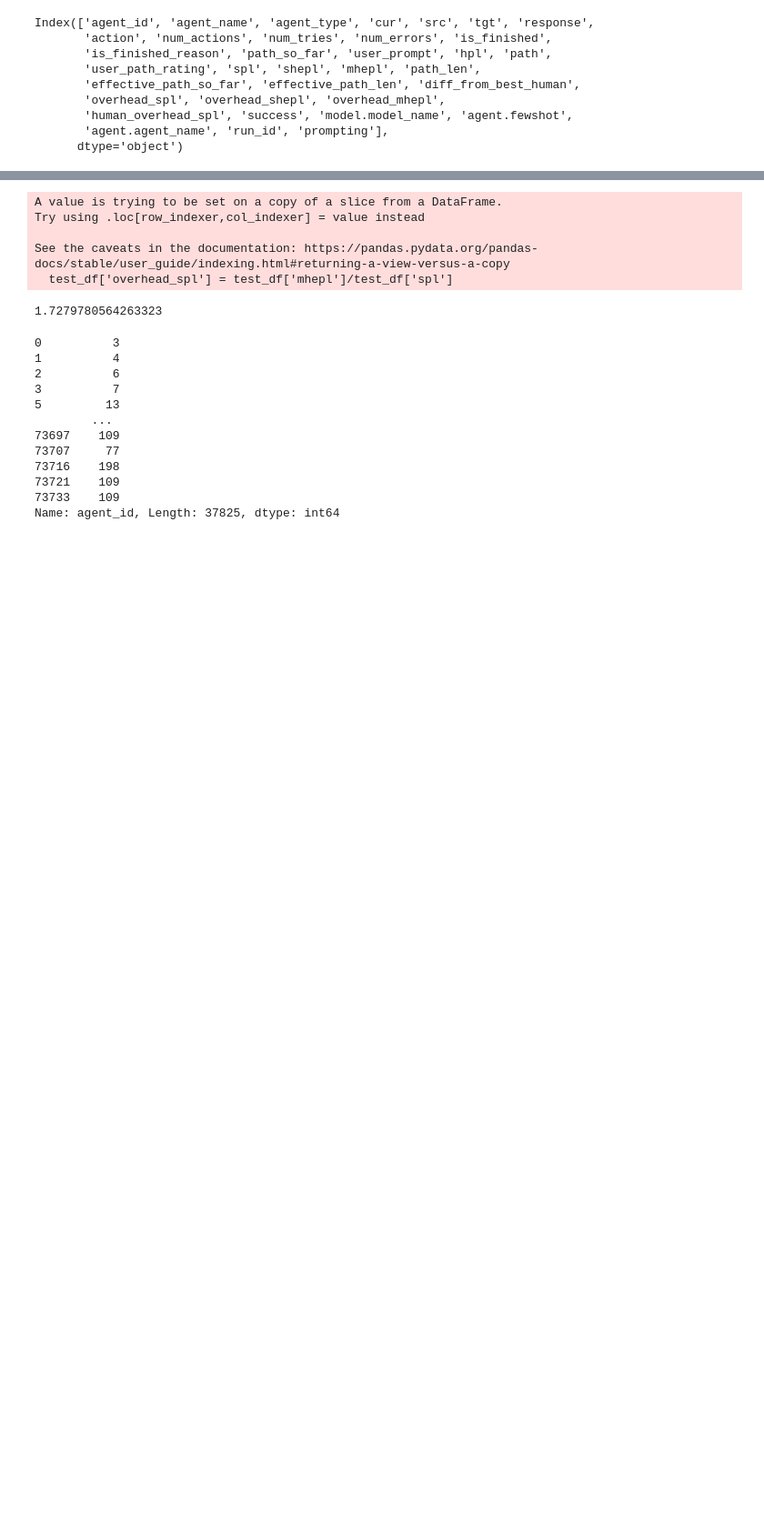
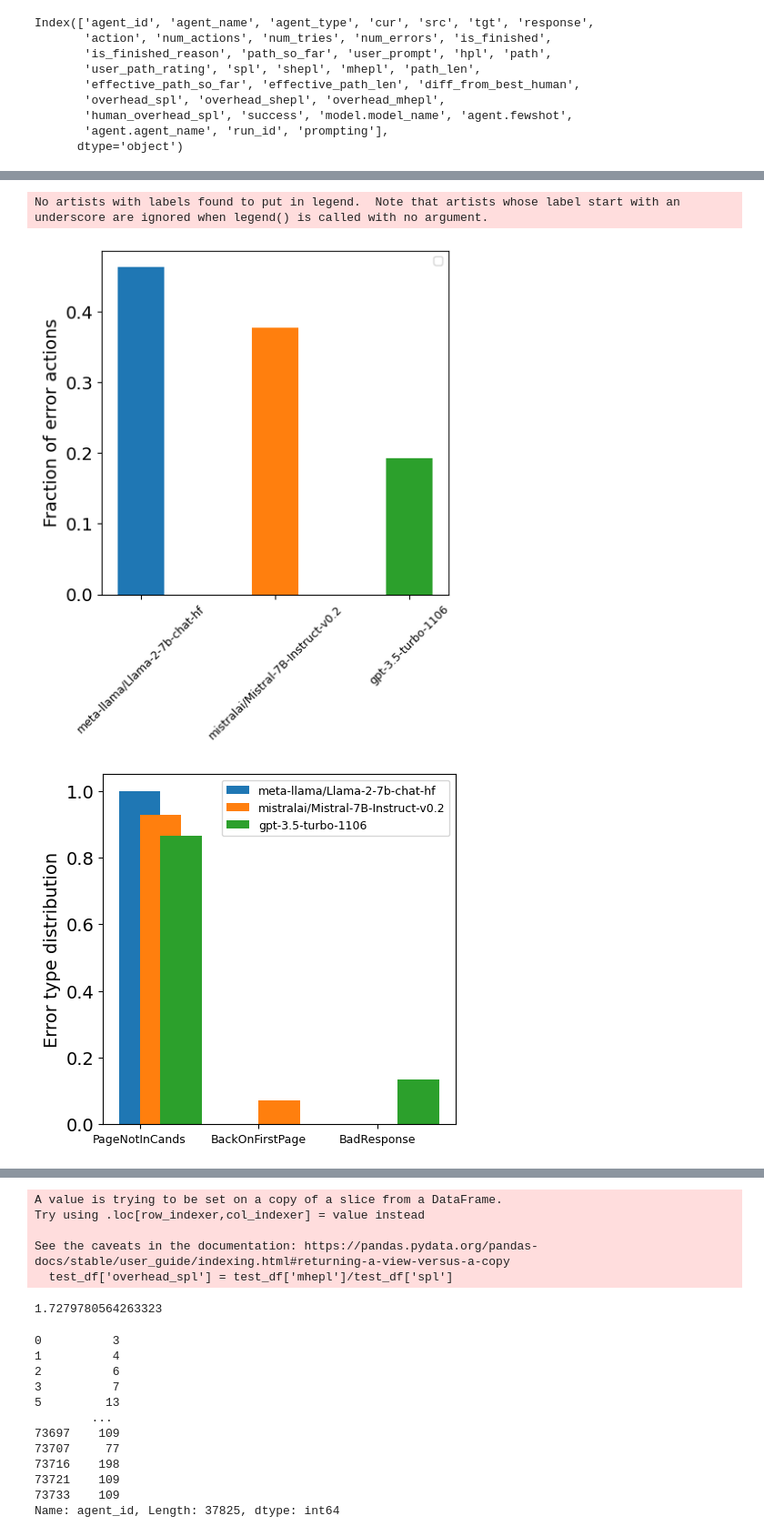
Before and after one commit to au-clan/WikiAgent, a Jupyter notebook: src/notebooks/data_analysis.ipynb, the cells around one changed output, grey strips where cells are left out. Shown at 91% size. Saved outputs shown, nothing was run; the diff lists cells and outputs as text; code cells hidden in the pictures; blank space fills up the shorter version.

```diff
--- a/src/notebooks/data_analysis.ipynb
+++ b/src/notebooks/data_analysis.ipynb
@@ -279,0 +327,39 @@ IndexError: index 0 is out of bounds for axis 0 with size 0
+# %%
+# plot error percentages
+models = ['meta-llama/Llama-2-7b-chat-hf', 'mistralai/Mistral-7B-Instruct-v0.2', 'gpt-3.5-turbo-1106']
+model_to_fs = {'meta-llama/Llama-2-7b-chat-hf': 2, 'mistralai/Mistral-7B-Instruct-v0.2': 1, 'gpt-3.5-turbo-1106': 2}
+fig, ax = plt.subplots(figsize=(5,5))
+width = 0.35
+x = np.arange(len(models))
+for i, model in enumerate(models):
+    df = all_runs_df[(all_runs_df['model.model_name'] == model) & (all_runs_df['prompting'] == 'Act_linkclick_unconstrained') & (all_runs_df['agent.fewshot'] == model_to_fs[model])]
+    error_percentage = len(df.query('error_type != "no_error"'))/len(df)
+    ax.bar(x[i], error_percentage, width)
+ax.set_xticks(x)
+plt.xticks(fontsize=9,rotation=45)
+ax.set_ylabel('Fraction of error actions')
+ax.set_xticklabels(models)
+ax.legend(fontsize=9)
+plt.show()
+
+# plot error type percentages. The x ticks are the error types, in each tick there is a bar for each model
+error_types = ['PageNotInCands', 'BackOnFirstPage', 'BadResponse']
+fig, ax = plt.subplots(figsize=(5,5))
+width = 0.35
+x = np.arange(len(error_types))
+for i, model in enumerate(models):
+    df = all_runs_df[(all_runs_df['model.model_name'] == model) & (all_runs_df['prompting'] == 'Act_linkclick_unconstrained') & (all_runs_df['agent.fewshot'] == model_to_fs[model])]
+    error_type_percentages = []
+    for error_type in error_types:
+        error_type_percentages.append(len(df.query(f'error_type == "{error_type}"'))/len(df.query('error_type != "no_error"')))
+    ax.bar(x+width/2*i, error_type_percentages, width, label=model)
+ax.set_xticks(x)
+plt.xticks(fontsize=9)
+ax.set_ylabel('Error type distribution')
+ax.set_xticklabels(error_types)
+ax.legend(fontsize=9)
+plt.show()
+# %% [output]
+No artists with labels found to put in legend.  Note that artists whose label start with an underscore are ignored when legend() is called with no argument.
+[figure, added]
+[figure, added]
```
Also changed, not shown: parts of 4 cells of this notebook, 38 other files.
